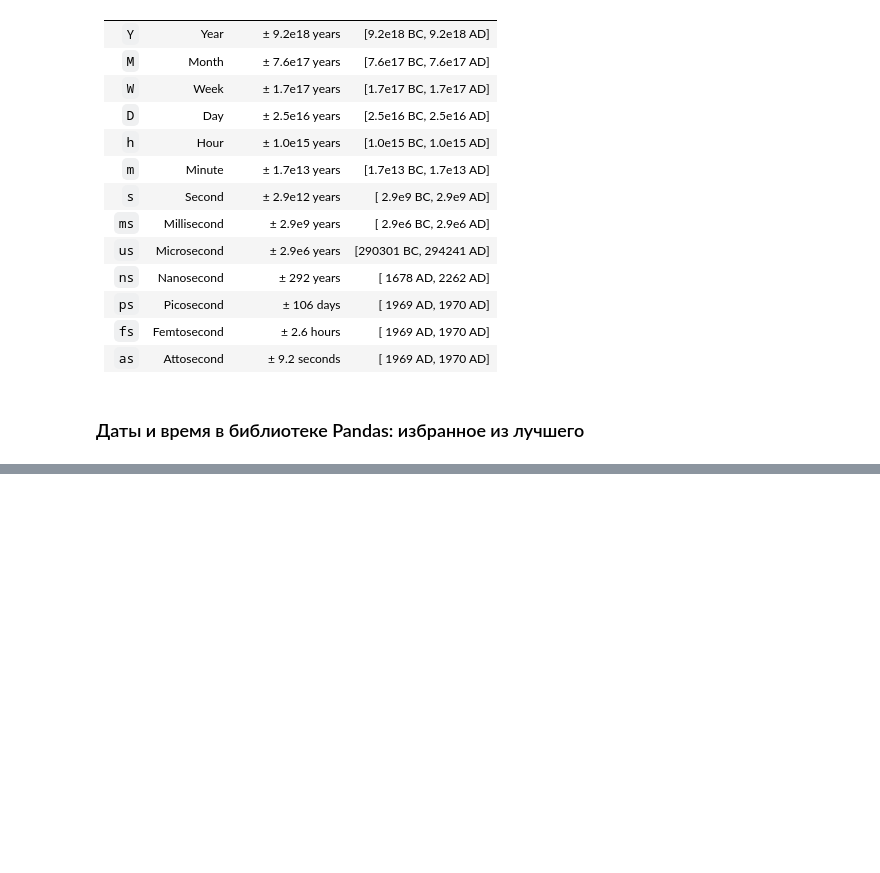
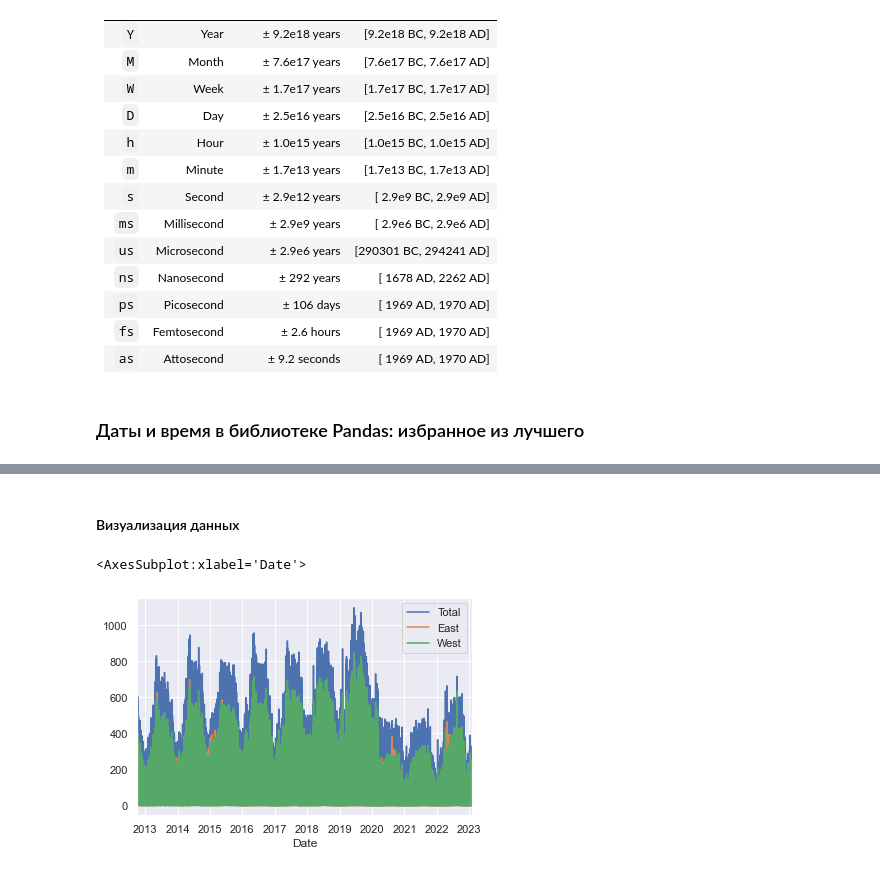
Before and after one commit to I-Trush/Jake_VanderPlas, a Jupyter notebook: vander_plus_3_Pandas_11.ipynb, the cells around one changed output, grey strips where cells are left out. Cells and saved outputs as stored; diff of their text form; code cells hidden in the pictures; blank space fills up the shorter version.

```diff
--- a/vander_plus_3_Pandas_11.ipynb
+++ b/vander_plus_3_Pandas_11.ipynb
@@ -89,0 +437,3 @@ numpy.datetime64('2020-07-04T12:59:59.500000000')
+# %%
+data = pd.read_csv('data/FremontBridge.csv', index_col='Date', parse_dates=True)
+data
@@ -89,0 +455,3 @@ numpy.datetime64('2020-07-04T12:59:59.500000000')
+# %%
+data.columns = ['Total', 'East', 'West']
+data.head()
@@ -89,0 +466,2 @@ numpy.datetime64('2020-07-04T12:59:59.500000000')
+# %% [markdown]
+#### Визуализация данных
@@ -89,0 +471,5 @@ numpy.datetime64('2020-07-04T12:59:59.500000000')
+# %%
+data.plot()
+# %% [output]
+<AxesSubplot:xlabel='Date'>
+[figure, added]
```
Also changed, not shown: parts of 59 cells of this notebook, 1 other file.
